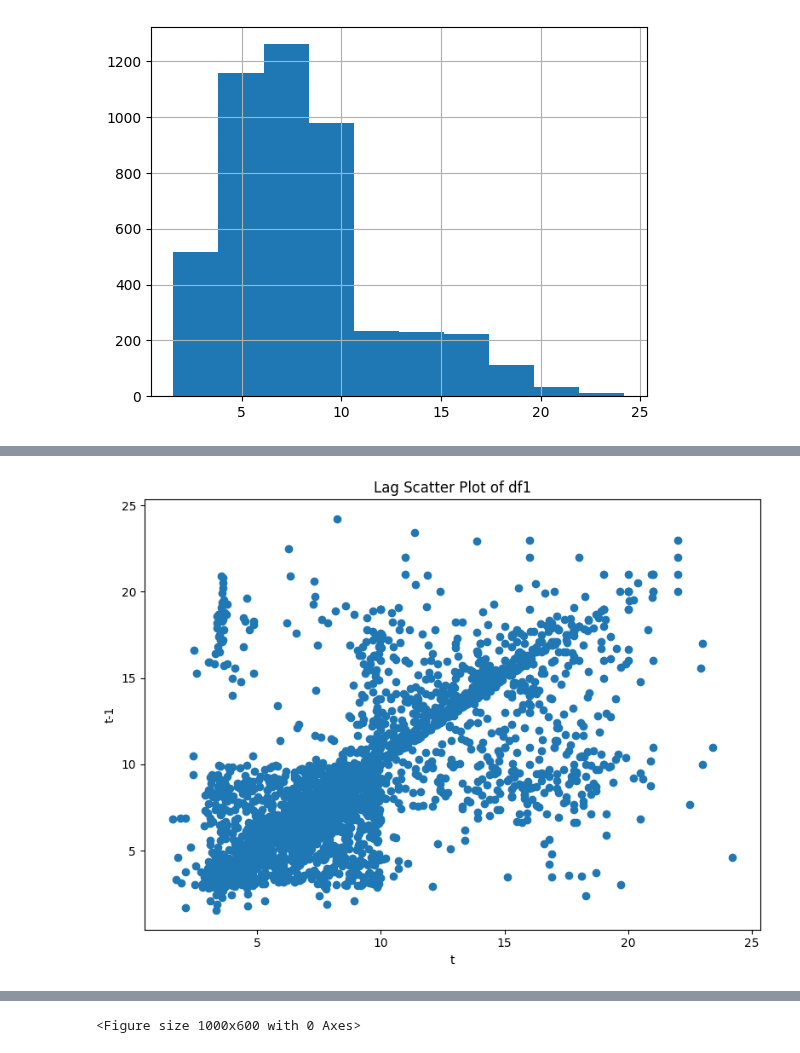
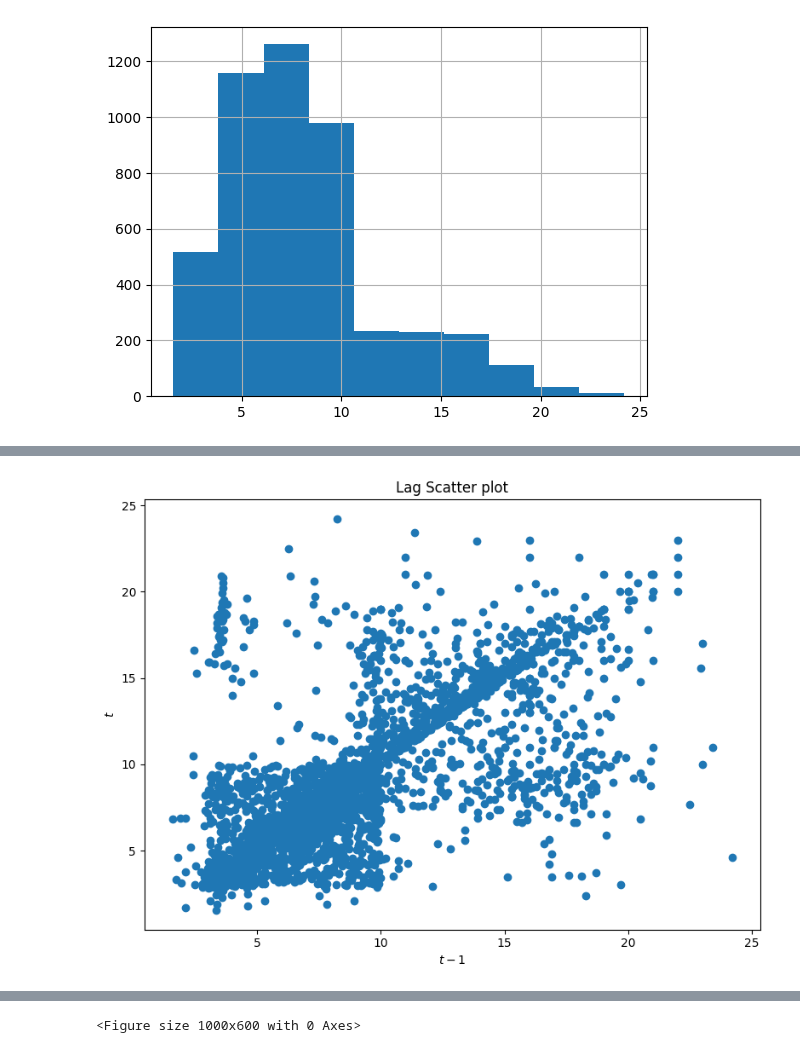
Before and after one commit to datwaft/aprendizaje_automatico, a Jupyter notebook: Trabajo_Corto_1.ipynb, the cells around one changed output, grey strips where cells are left out. Drawn from its saved outputs; the diff is of its cells as text; code cells hidden in the pictures.

```diff
--- a/Trabajo_Corto_1.ipynb
+++ b/Trabajo_Corto_1.ipynb
@@ -56,10 +58,7 @@ from statsmodels.tsa.stattools import adfuller
 - Muestre los cinco primeros registros.
 - Muestre qué tipo de datos es la variable series
 # %%
-df1: Series = cast(
-    Series,
-    pd.read_csv("./data/TS_d_1.csv", parse_dates=[0], index_col=0).squeeze(),
-)
+df1 = pd.read_csv("./data/TS_d_1.csv", index_col=0).iloc[:, 0].astype("float64")
 df1.index = pd.to_datetime(df1.index, format="%d/%m/%Y")
 df1.head(5)
 # %% [output]
@@ -218,10 +218,10 @@ La mayoría los años presentan outlier en ambas direcciones, tanto picos de tem
 # %%
 plt.figure(figsize=(8, 6))
-lag_plot(df1)
-plt.title("Lag Scatter Plot of df1")
-plt.xlabel("t")
-plt.ylabel("t-1")
+lag_plot(df1, lag=1)
+plt.title("Lag Scatter plot")
+plt.xlabel("$t-1$")
+plt.ylabel("$t$")
 plt.tight_layout()
 plt.show()
 # %% [output]
-[figure, old version]
+[figure, new version]
```
Also changed, not shown: parts of 22 cells of this notebook.
